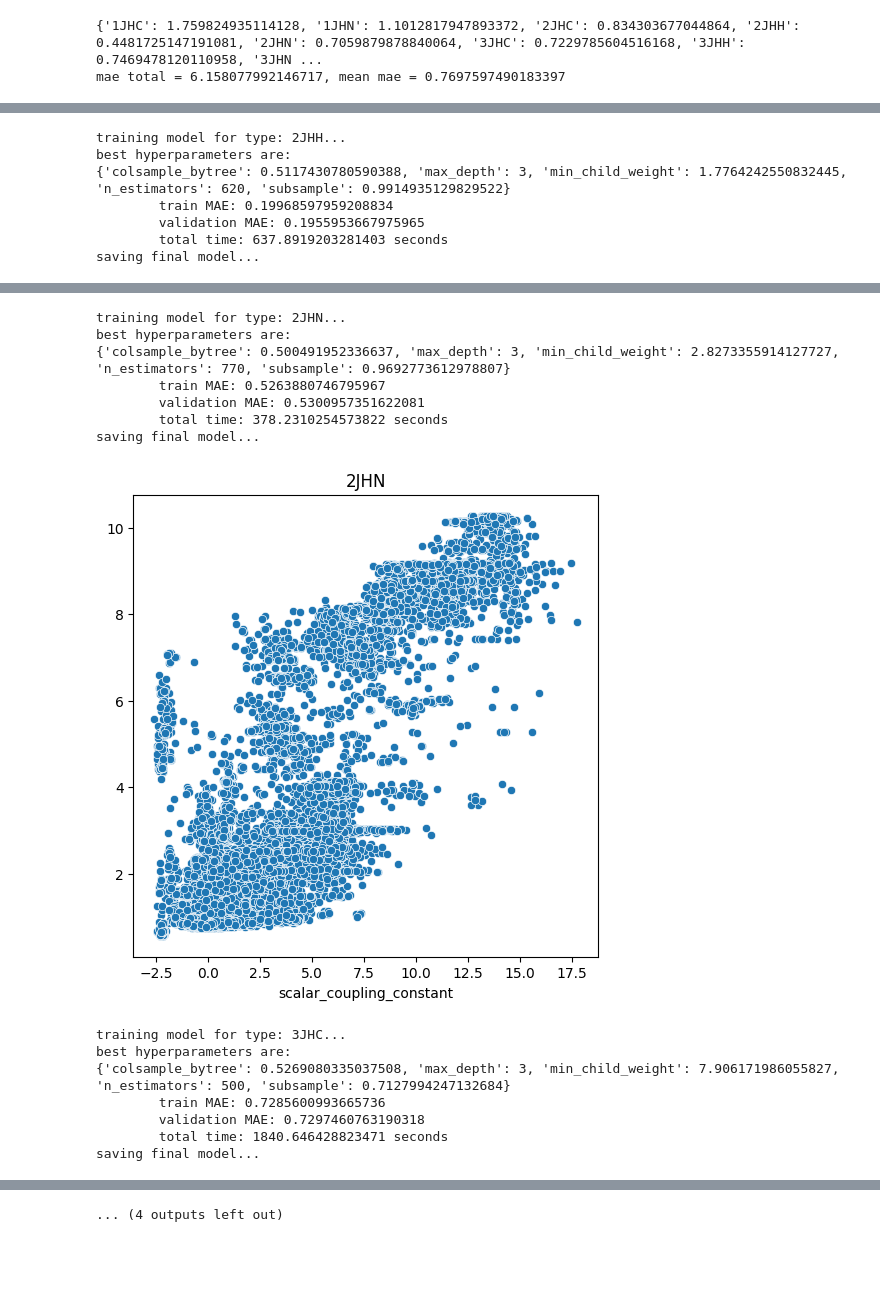
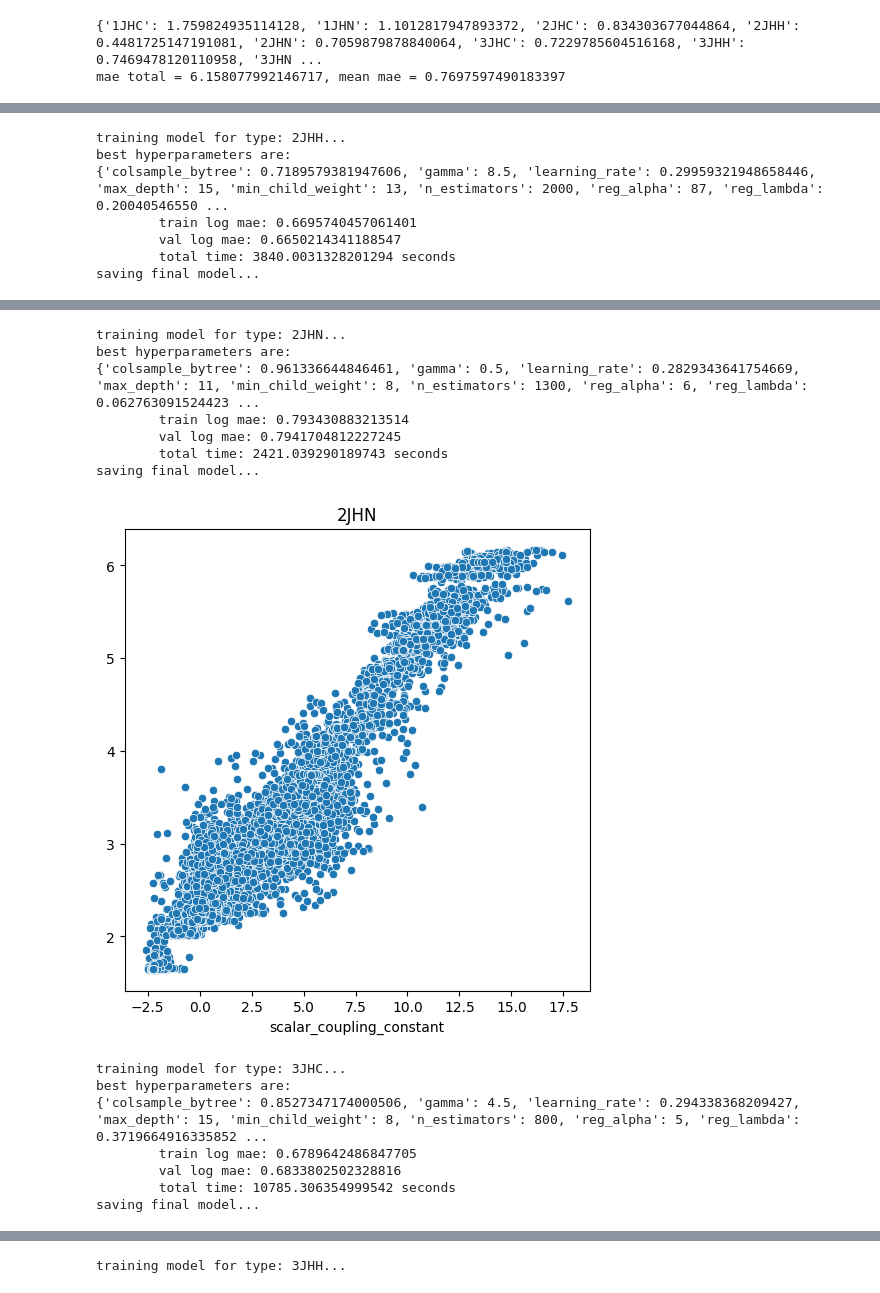
Before and after one commit to tram-tr/predicting-molecular-properties, a Jupyter notebook: models_v1.ipynb, the cells around one changed output, grey strips where cells are left out. Cells and saved outputs as stored; diff of their text form; code cells hidden in the pictures; blank space fills up the shorter version.

```diff
--- a/models_v1.ipynb
+++ b/models_v1.ipynb
@@ -155,7 +160,7 @@ test.head()
 train.fillna(value =-1, inplace= True)
 test.fillna(value =-1, inplace= True)
 # %%
-train_pop_list = ['id','molecule_name', 'atom_index_0','atom_index_1', 'type_bond','bond_1', 'atom_0_symbol', 'target_atom_symbol']
+train_pop_list = ['molecule_name', 'atom_index_0','atom_index_1', 'type_bond','bond_1', 'atom_0_symbol', 'target_atom_symbol']
 test_pop_list = ['molecule_name', 'atom_index_0','atom_index_1', 'type_bond','bond_1', 'atom_0_symbol', 'target_atom_symbol']
 
 train = train.drop(columns=train_pop_list)
@@ -436,17 +450,14 @@ def rf_model_with_gpu(X, y, j_type):
 # %%
-mae_dict, train_mae_dict= {}, {}
-mae_total = 0
+rf_val_lmae, rf_train_lmae, rf_val_y, rf_val_pred_y = {}, {}, {}, {}
 
 for j_type in types:
   X = train[train['type'] == j_type].drop(columns=['scalar_coupling_constant', 'type'])
   y = train[train['type'] == j_type]['scalar_coupling_constant']
   print(f'training model for type: {j_type}...')
-  train_mae_dict[j_type], mae_dict[j_type], val_y, pred_val_y = rf_model_with_gpu(X, y, j_type)
-
-  mae_total += mae_dict[j_type]
+  rf_train_lmae[j_type], rf_val_lmae[j_type], rf_val_y[j_type], rf_val_pred_y[j_type] = rf_model_with_gpu(X, y, j_type)
 
   plt.figure(figsize=[6,6])
-  sns.scatterplot(x=val_y, y=pred_val_y)
+  sns.scatterplot(x=rf_val_y[j_type], y=rf_val_pred_y[j_type])
   plt.title(j_type)
   plt.show()
 # %% [output]
@@ -477,7 +488,7 @@ saving final model...
 training model for type: 2JHH...
 best hyperparameters are:
-{'colsample_bytree': 0.5117430780590388, 'max_depth': 3, 'min_child_weight': 1.7764242550832445, 'n_estimators': 620, 'subsample': 0.9914935129829522}
-        train MAE: 0.19968597959208834
-        validation MAE: 0.1955953667975965
-        total time: 637.8919203281403 seconds
+{'colsample_bytree': 0.7189579381947606, 'gamma': 8.5, 'learning_rate': 0.29959321948658446, 'max_depth': 15, 'min_child_weight': 13, 'n_estimators': 2000, 'reg_alpha': 87, 'reg_lambda': 0.20040546550 ...
+        train log mae: 0.6695740457061401
+        val log mae: 0.6650214341188547
+        total time: 3840.0031328201294 seconds
 saving final model...
@@ -485,15 +496,15 @@ saving final model...
 training model for type: 2JHN...
 best hyperparameters are:
-{'colsample_bytree': 0.500491952336637, 'max_depth': 3, 'min_child_weight': 2.8273355914127727, 'n_estimators': 770, 'subsample': 0.9692773612978807}
-        train MAE: 0.5263880746795967
-        validation MAE: 0.5300957351622081
-        total time: 378.2310254573822 seconds
+{'colsample_bytree': 0.961336644846461, 'gamma': 0.5, 'learning_rate': 0.2829343641754669, 'max_depth': 11, 'min_child_weight': 8, 'n_estimators': 1300, 'reg_alpha': 6, 'reg_lambda': 0.062763091524423 ...
+        train log mae: 0.793430883213514
+        val log mae: 0.7941704812227245
+        total time: 2421.039290189743 seconds
 saving final model...
-[figure, old version]
+[figure, new version]
 training model for type: 3JHC...
 best hyperparameters are:
-{'colsample_bytree': 0.5269080335037508, 'max_depth': 3, 'min_child_weight': 7.906171986055827, 'n_estimators': 500, 'subsample': 0.7127994247132684}
-        train MAE: 0.7285600993665736
-        validation MAE: 0.7297460763190318
-        total time: 1840.646428823471 seconds
+{'colsample_bytree': 0.8527347174000506, 'gamma': 4.5, 'learning_rate': 0.294338368209427, 'max_depth': 15, 'min_child_weight': 8, 'n_estimators': 800, 'reg_alpha': 5, 'reg_lambda': 0.3719664916335852 ...
+        train log mae: 0.6789642486847705
+        val log mae: 0.6833802502328816
+        total time: 10785.306354999542 seconds
 saving final model...
@@ -501 +512 @@ saving final model...
-... (4 outputs left out)
+training model for type: 3JHH...
```
Also changed, not shown: parts of 26 cells of this notebook.
